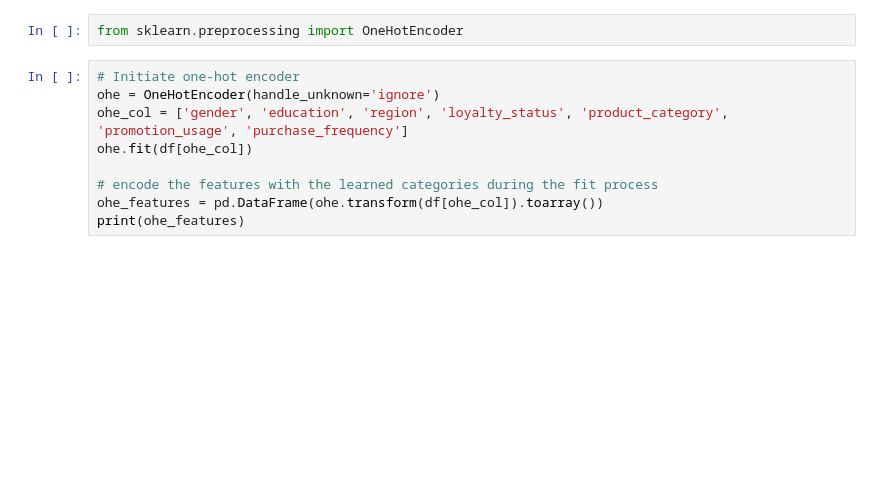
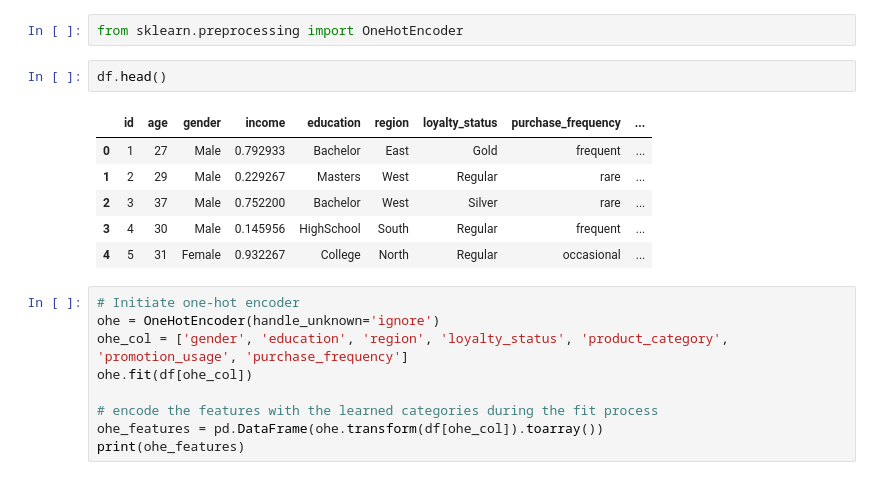
Before and after one commit to MACS-33002/macs-33002-2024s-WanniiY, a Jupyter notebook: P2_Supervised Learning.ipynb, the cells around one changed output. Saved outputs shown, nothing was run; the diff lists cells and outputs as text; blank space fills up the shorter version.

```diff
--- a/P2_Supervised Learning.ipynb
+++ b/P2_Supervised Learning.ipynb
@@ -382,6 +382,15 @@ We can see that normalization doesn't change the distribution.
 - encoding (one-hot/ordinal encoder)
 # %%
 from sklearn.preprocessing import OneHotEncoder
+# %%
+df.head()
+# %% [output]
+|  | id | age | gender | income | education | region | loyalty_status | purchase_frequency | ... |
+| 0 | 1 | 27 | Male | 0.792933 | Bachelor | East | Gold | frequent | ... |
+| 1 | 2 | 29 | Male | 0.229267 | Masters | West | Regular | rare | ... |
+| 2 | 3 | 37 | Male | 0.752200 | Bachelor | West | Silver | rare | ... |
+| 3 | 4 | 30 | Male | 0.145956 | HighSchool | South | Regular | frequent | ... |
+| 4 | 5 | 31 | Female | 0.932267 | College | North | Regular | occasional | ... |
 # %%
 # Initiate one-hot encoder
 ohe = OneHotEncoder(handle_unknown='ignore')
```
Also changed, not shown: parts of 60 cells of this notebook.
